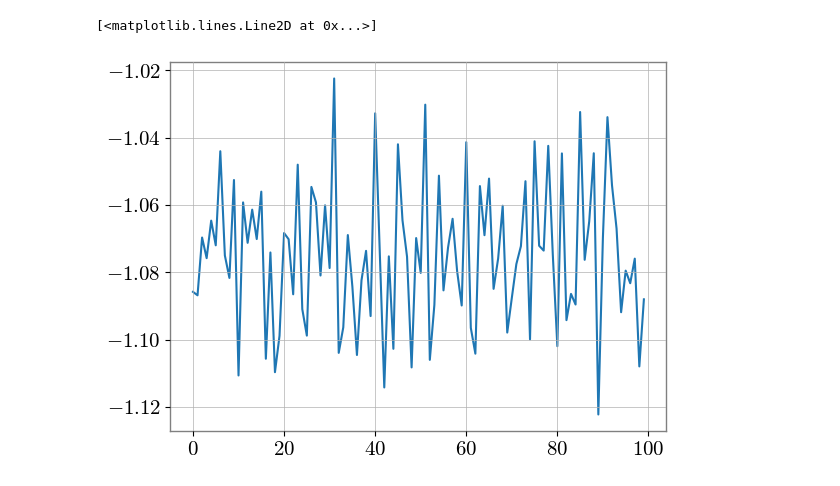
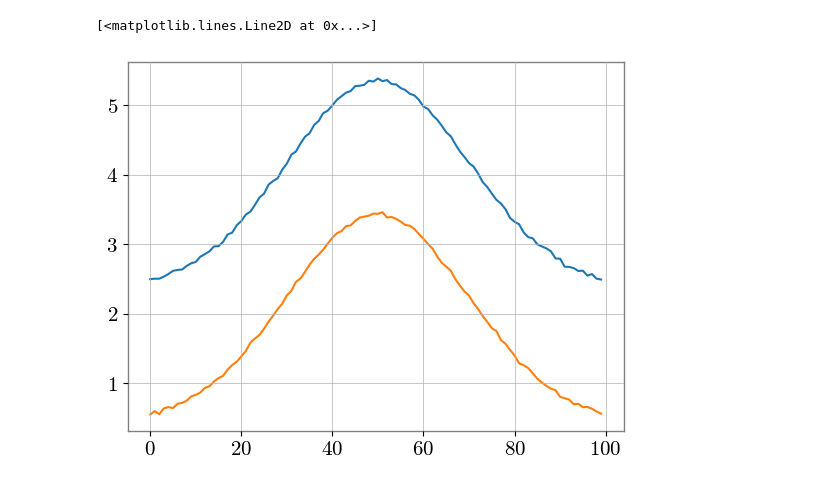
Before and after one commit to james-alvey-42/gw-mist, a Jupyter notebook: notebooks/week6/modified_networks2.ipynb, the cells around one changed output. Saved outputs shown, nothing was run; the diff lists cells and outputs as text; code cells hidden in the pictures.

```diff
--- a/notebooks/week6/modified_networks2.ipynb
+++ b/notebooks/week6/modified_networks2.ipynb
@@ -382,6 +457,8 @@ plt.savefig(f'figs/{netid}/pmaps.png', dpi=700, bbox_inches = 'tight')
 # %%
-lv = network_epsilon.logvariance.cpu().detach().numpy()
-plt.plot(lv)
+lvb = network_epsilon.logvariance_bottom.cpu().detach().numpy()
+lvt = network_epsilon.logvariance_top.cpu().detach().numpy()
+plt.plot(obs['mu'][0].numpy()-lvt)
+plt.plot(obs['mu'][0].numpy()-lvb)
 # %% [output]
 [<matplotlib.lines.Line2D at 0x...>]
-[figure, old version]
+[figure, new version]
```
Also changed, not shown: parts of 6 cells of this notebook.
